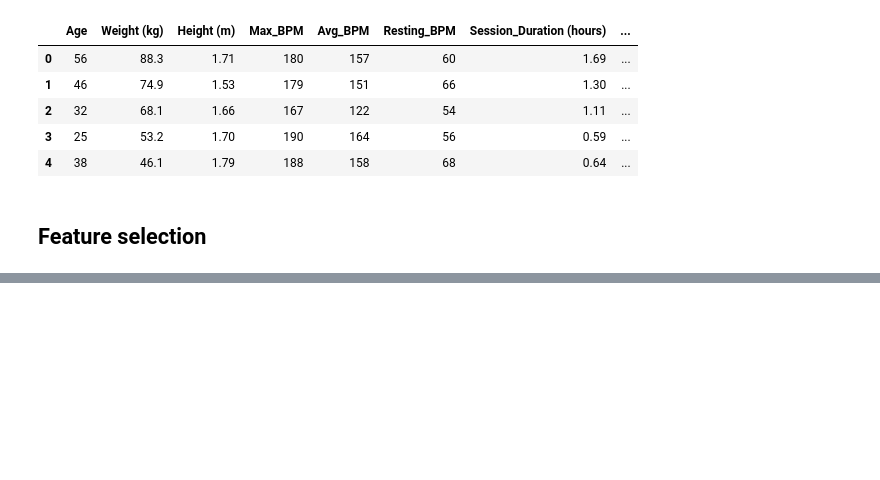
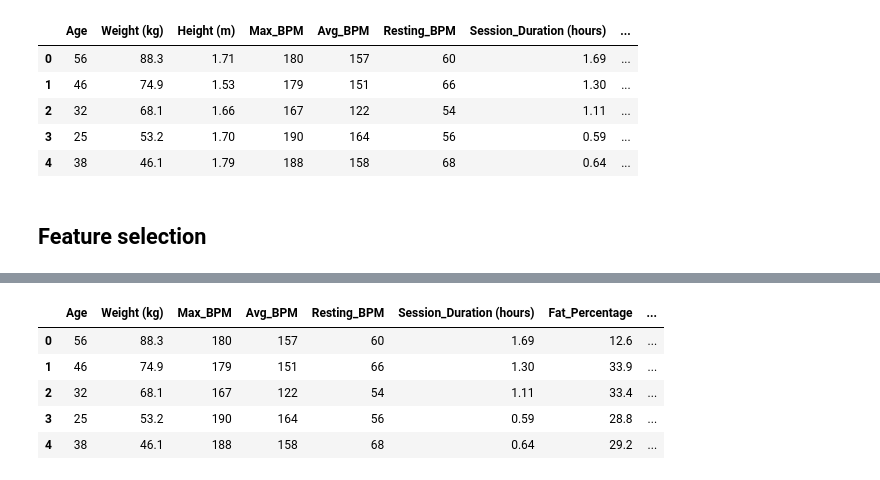
Before and after one commit to GEI-duo/meinf-ai-wp-01, a Jupyter notebook: notebooks/3-feature-engineering.ipynb, the cells around one changed output, grey strips where cells are left out. Saved outputs shown, nothing was run; the diff lists cells and outputs as text; code cells hidden in the pictures; blank space fills up the shorter version.

```diff
--- a/notebooks/3-feature-engineering.ipynb
+++ b/notebooks/3-feature-engineering.ipynb
@@ -86,0 +143,9 @@ encoded_df.head()
+# %%
+X_data["Lasso"].head()
+# %% [output]
+|  | Age | Weight (kg) | Max_BPM | Avg_BPM | Resting_BPM | Session_Duration (hours) | Fat_Percentage | ... |
+| 0 | 56 | 88.3 | 180 | 157 | 60 | 1.69 | 12.6 | ... |
+| 1 | 46 | 74.9 | 179 | 151 | 66 | 1.30 | 33.9 | ... |
+| 2 | 32 | 68.1 | 167 | 122 | 54 | 1.11 | 33.4 | ... |
+| 3 | 25 | 53.2 | 190 | 164 | 56 | 0.59 | 28.8 | ... |
+| 4 | 38 | 46.1 | 188 | 158 | 68 | 0.64 | 29.2 | ... |
```
Also changed, not shown: parts of 8 cells of this notebook, 24 other files.
